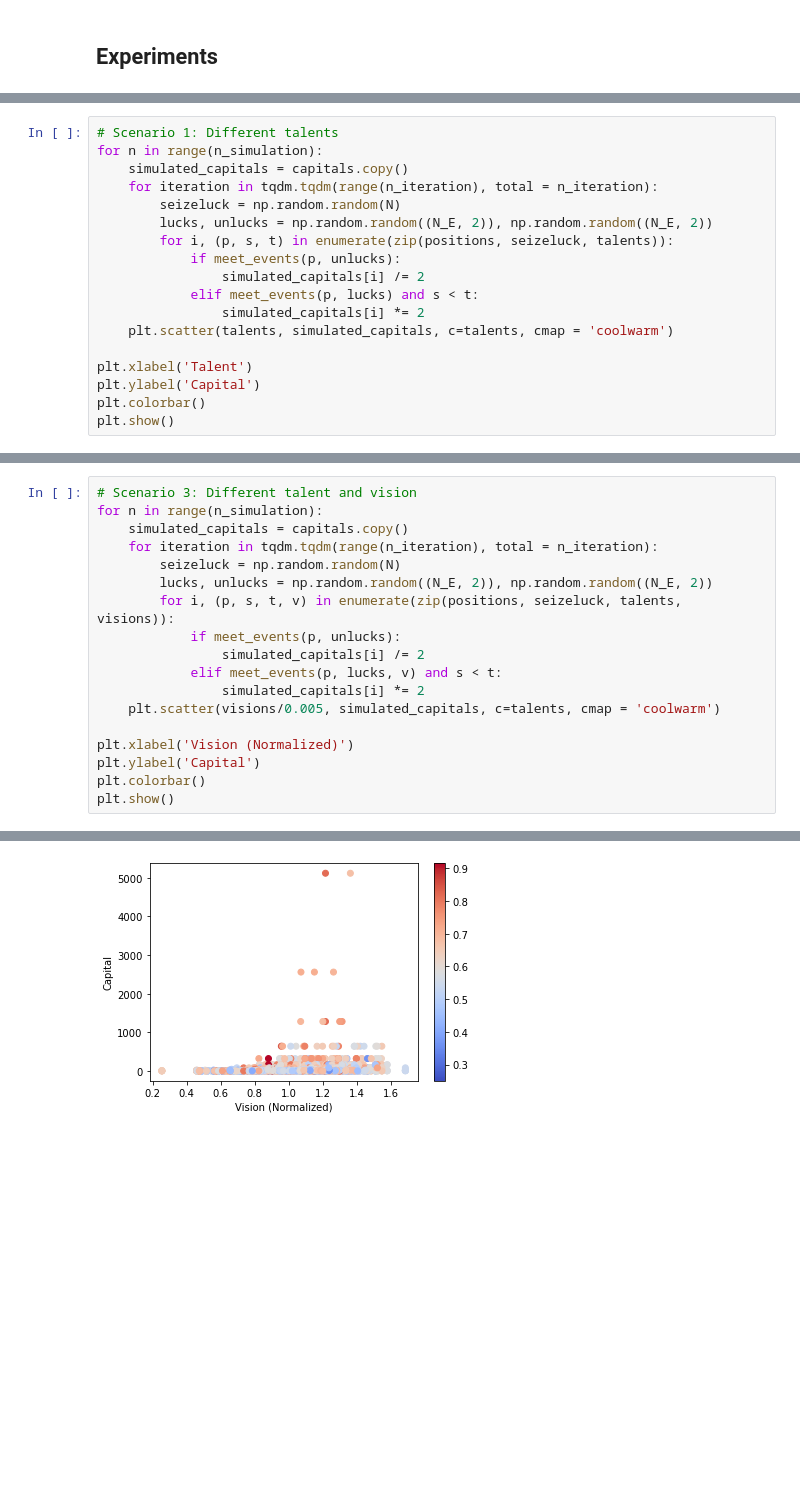
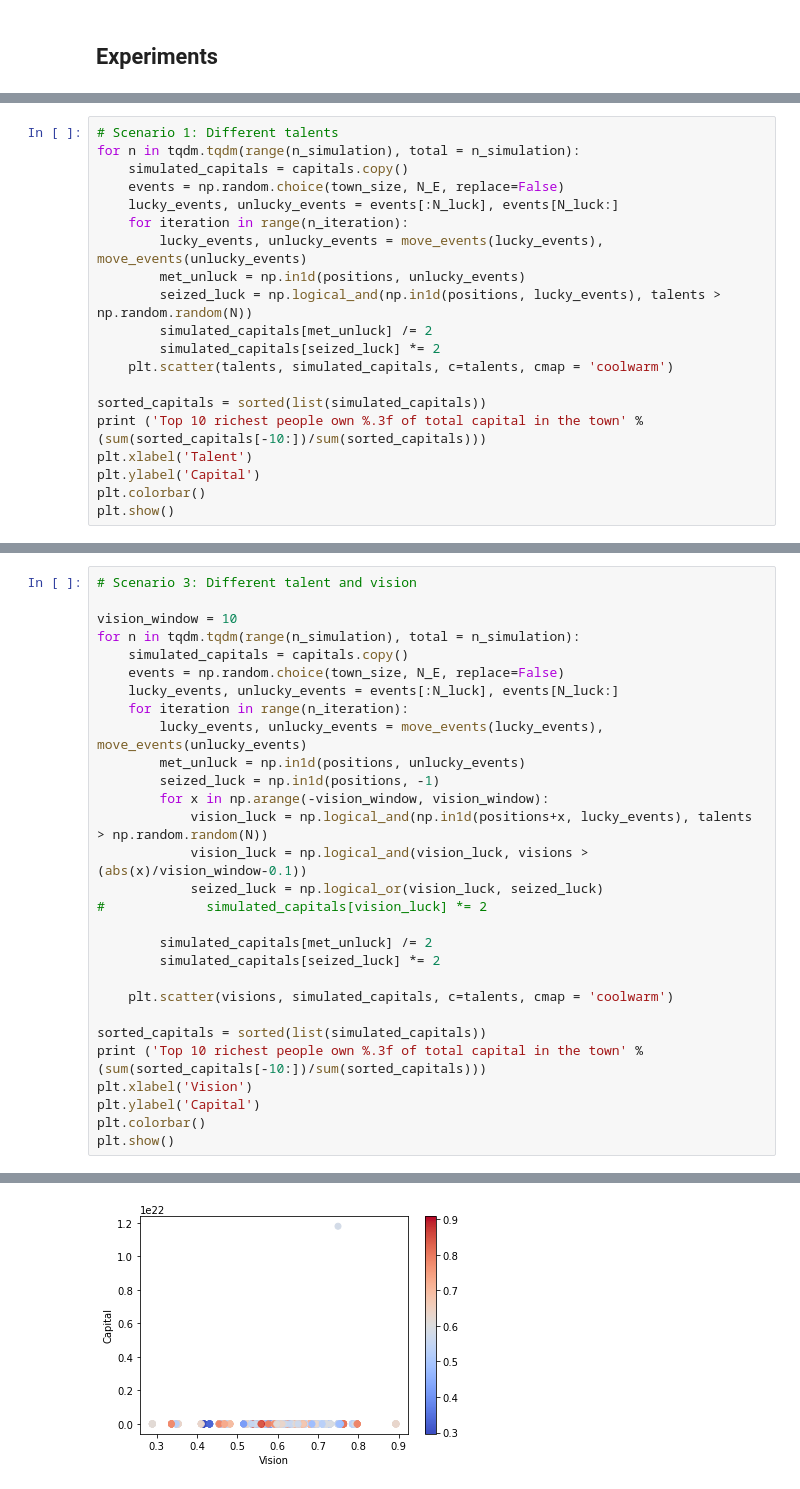
Before and after one commit to shuan4638/Luck-talent-or-vision, a Jupyter notebook: experiments.ipynb, the cells around one changed output, grey strips where cells are left out. Cells and saved outputs as stored; diff of their text form; blank space fills up the shorter version.

```diff
--- a/experiments.ipynb
+++ b/experiments.ipynb
@@ -81,17 +69,19 @@ def meet_events(x, events, meet_dist=0.005):
 # %%
 # Scenario 1: Different talents
-for n in range(n_simulation):
+for n in tqdm.tqdm(range(n_simulation), total = n_simulation):
     simulated_capitals = capitals.copy()
-    for iteration in tqdm.tqdm(range(n_iteration), total = n_iteration):
-        seizeluck = np.random.random(N)
-        lucks, unlucks = np.random.random((N_E, 2)), np.random.random((N_E, 2))
-        for i, (p, s, t) in enumerate(zip(positions, seizeluck, talents)):
-            if meet_events(p, unlucks):
-                simulated_capitals[i] /= 2
-            elif meet_events(p, lucks) and s < t:
-                simulated_capitals[i] *= 2
+    events = np.random.choice(town_size, N_E, replace=False)
+    lucky_events, unlucky_events = events[:N_luck], events[N_luck:]
+    for iteration in range(n_iteration):
+        lucky_events, unlucky_events = move_events(lucky_events), move_events(unlucky_events)
+        met_unluck = np.in1d(positions, unlucky_events)
+        seized_luck = np.logical_and(np.in1d(positions, lucky_events), talents > np.random.random(N))
+        simulated_capitals[met_unluck] /= 2
+        simulated_capitals[seized_luck] *= 2
     plt.scatter(talents, simulated_capitals, c=talents, cmap = 'coolwarm')
 
+sorted_capitals = sorted(list(simulated_capitals))
+print ('Top 10 richest people own %.3f of total capital in the town' % (sum(sorted_capitals[-10:])/sum(sorted_capitals)))
 plt.xlabel('Talent')
 plt.ylabel('Capital')
 plt.colorbar()
@@ -121,18 +116,29 @@ plt.show()
 # %%
 # Scenario 3: Different talent and vision
-for n in range(n_simulation):
+
+vision_window = 10
+for n in tqdm.tqdm(range(n_simulation), total = n_simulation):
     simulated_capitals = capitals.copy()
-    for iteration in tqdm.tqdm(range(n_iteration), total = n_iteration):
-        seizeluck = np.random.random(N)
-        lucks, unlucks = np.random.random((N_E, 2)), np.random.random((N_E, 2))
-        for i, (p, s, t, v) in enumerate(zip(positions, seizeluck, talents, visions)):
-            if meet_events(p, unlucks):
-                simulated_capitals[i] /= 2
-            elif meet_events(p, lucks, v) and s < t:
-                simulated_capitals[i] *= 2
-    plt.scatter(visions/0.005, simulated_capitals, c=talents, cmap = 'coolwarm')
+    events = np.random.choice(town_size, N_E, replace=False)
+    lucky_events, unlucky_events = events[:N_luck], events[N_luck:]
+    for iteration in range(n_iteration):
+        lucky_events, unlucky_events = move_events(lucky_events), move_events(unlucky_events)
+        met_unluck = np.in1d(positions, unlucky_events)
+        seized_luck = np.in1d(positions, -1)
+        for x in np.arange(-vision_window, vision_window):
+            vision_luck = np.logical_and(np.in1d(positions+x, lucky_events), talents > np.random.random(N))
+            vision_luck = np.logical_and(vision_luck, visions > (abs(x)/vision_window-0.1))
+            seized_luck = np.logical_or(vision_luck, seized_luck)
+#             simulated_capitals[vision_luck] *= 2
 
-plt.xlabel('Vision (Normalized)')
+        simulated_capitals[met_unluck] /= 2
+        simulated_capitals[seized_luck] *= 2
+
+    plt.scatter(visions, simulated_capitals, c=talents, cmap = 'coolwarm')
+
+sorted_capitals = sorted(list(simulated_capitals))
+print ('Top 10 richest people own %.3f of total capital in the town' % (sum(sorted_capitals[-10:])/sum(sorted_capitals)))
+plt.xlabel('Vision')
 plt.ylabel('Capital')
 plt.colorbar()
 plt.show()
@@ -140 +147 @@ plt.show()
-[figure, old version]
+[figure, new version]
```
Also changed, not shown: parts of 11 cells of this notebook, 1 other file.
